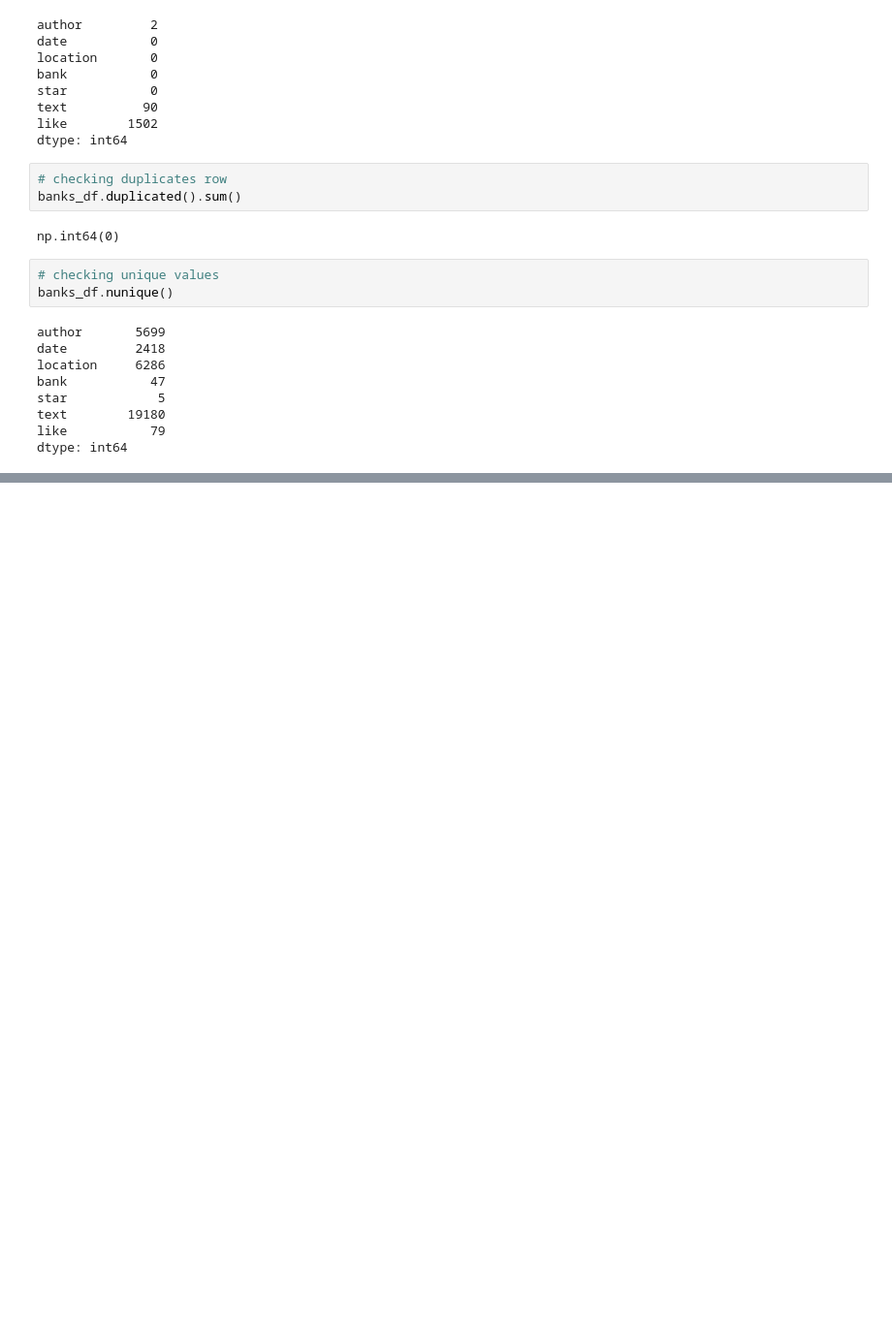
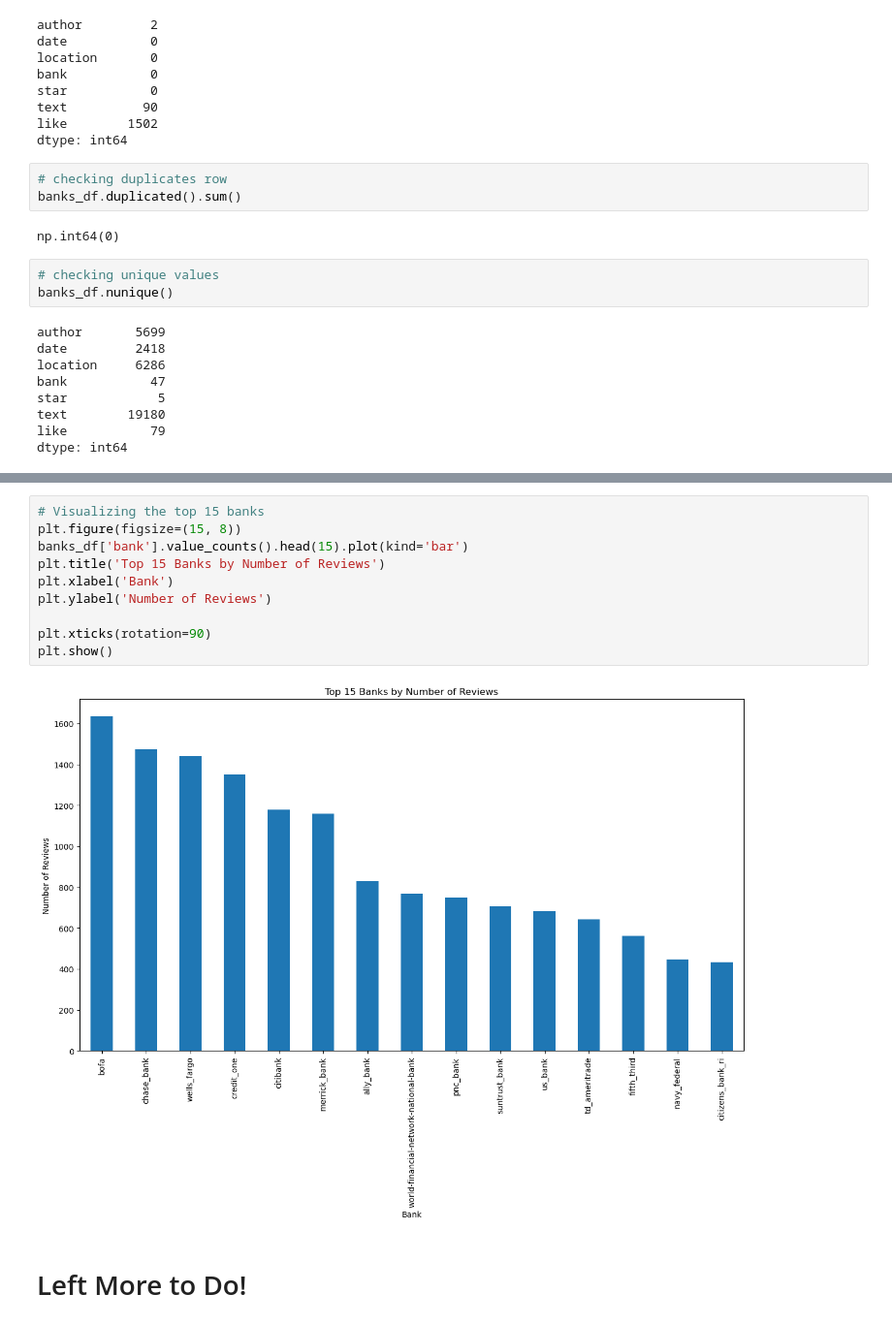
Before and after one commit to ranjansinghds/Bank-Customer-Review-Sentiment-Analysis-Project, a Jupyter notebook: Bank_Customer_Review_Department_Project.ipynb, the cells around one changed output, grey strips where cells are left out. Shown at 97% size. Cells and saved outputs as stored; diff of their text form; blank space fills up the shorter version.

```diff
--- a/Bank_Customer_Review_Department_Project.ipynb
+++ b/Bank_Customer_Review_Department_Project.ipynb
@@ -114,0 +195,14 @@ dtype: int64
+# %%
+# Visualizing the top 15 banks
+plt.figure(figsize=(15, 8))
+banks_df['bank'].value_counts().head(15).plot(kind='bar')
+plt.title('Top 15 Banks by Number of Reviews')
+plt.xlabel('Bank')
+plt.ylabel('Number of Reviews')
+
+plt.xticks(rotation=90)
+plt.show()
+# %% [output]
+[figure, added]
+# %% [markdown]
+# Left More to Do!
```
Also changed, not shown: parts of 8 cells of this notebook, 2 other files.
